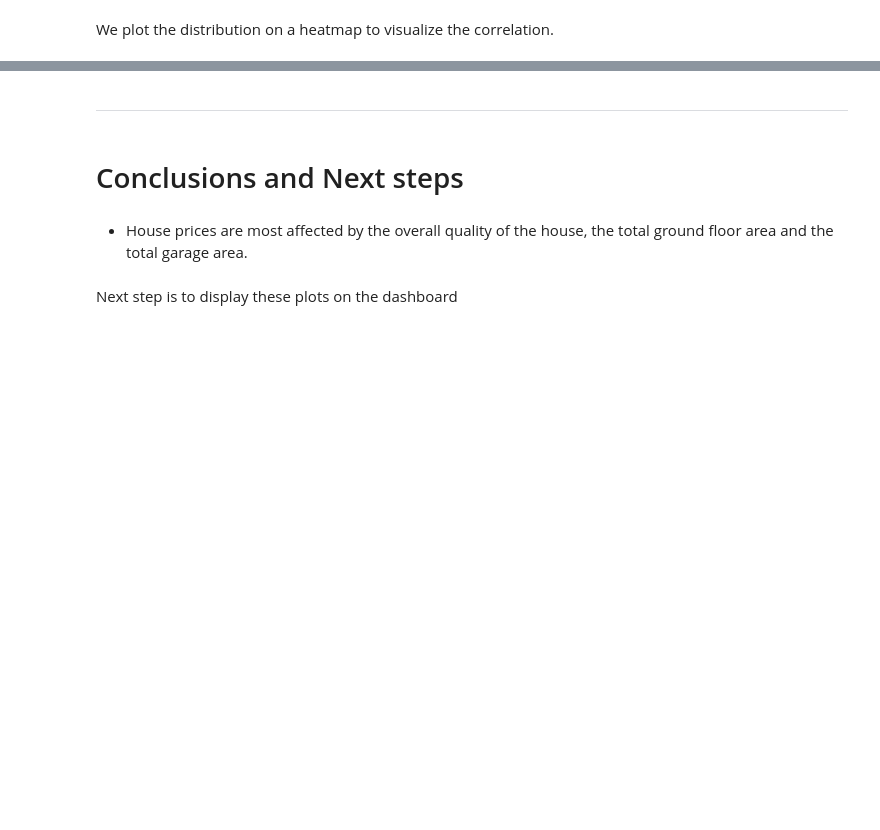
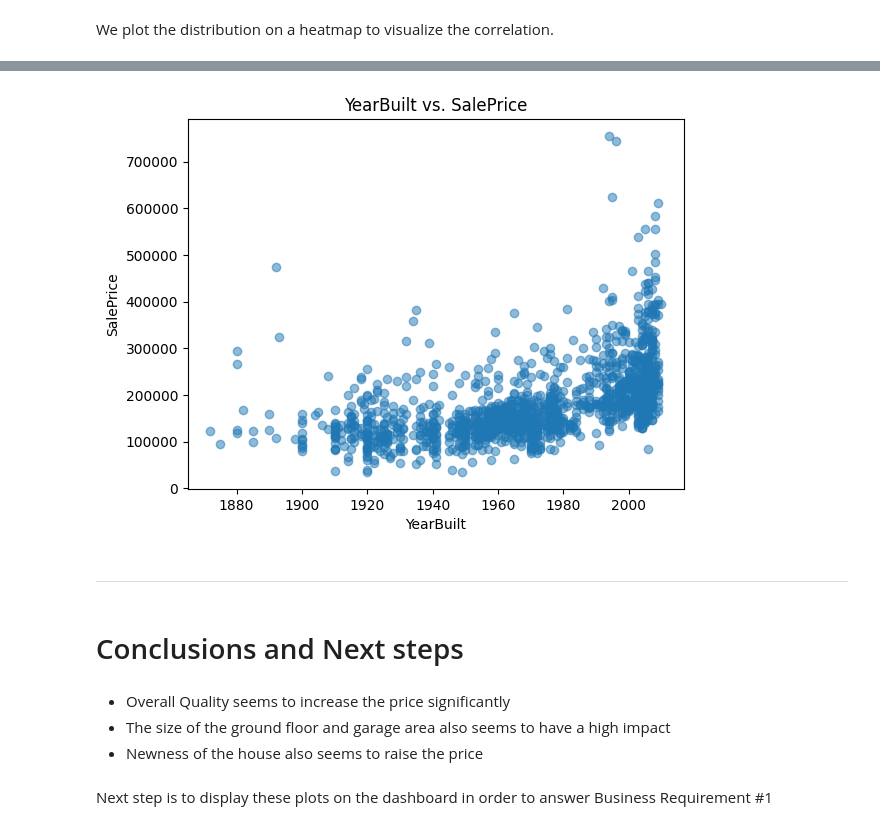
Before and after one commit to knutinator/heritage-housing, a Jupyter notebook: jupyter_notebooks/02 house price study.ipynb, the cells around one changed output, grey strips where cells are left out. Saved outputs shown, nothing was run; the diff lists cells and outputs as text; code cells hidden in the pictures; blank space fills up the shorter version.

```diff
--- a/jupyter_notebooks/02 house price study.ipynb
+++ b/jupyter_notebooks/02 house price study.ipynb
@@ -204,8 +239,19 @@ for var in top_5_vars:
+# %%
+    plt.figure()
+    plt.scatter(df_ohe['YearBuilt'], df['SalePrice'], alpha=0.5)
+    plt.xlabel('YearBuilt')
+    plt.ylabel('SalePrice')
+    plt.title('YearBuilt vs. SalePrice')
+    plt.show()
+# %% [output]
+[figure, added]
 # %% [markdown]
----
+----
 # %% [markdown]
 # Conclusions and Next steps
-# %% [markdown]
-* House prices are most affected by the overall quality of the house, the total ground floor area and the total garage area.
+# %% [markdown]
+* Overall Quality seems to increase the price significantly
+* The size of the ground floor and garage area also seems to have a high impact
+* Newness of the house also seems to raise the price
 # %% [markdown]
-Next step is to display these plots on the dashboard
+Next step is to display these plots on the dashboard in order to answer Business Requirement #1
```
Also changed, not shown: parts of 9 cells of this notebook.
